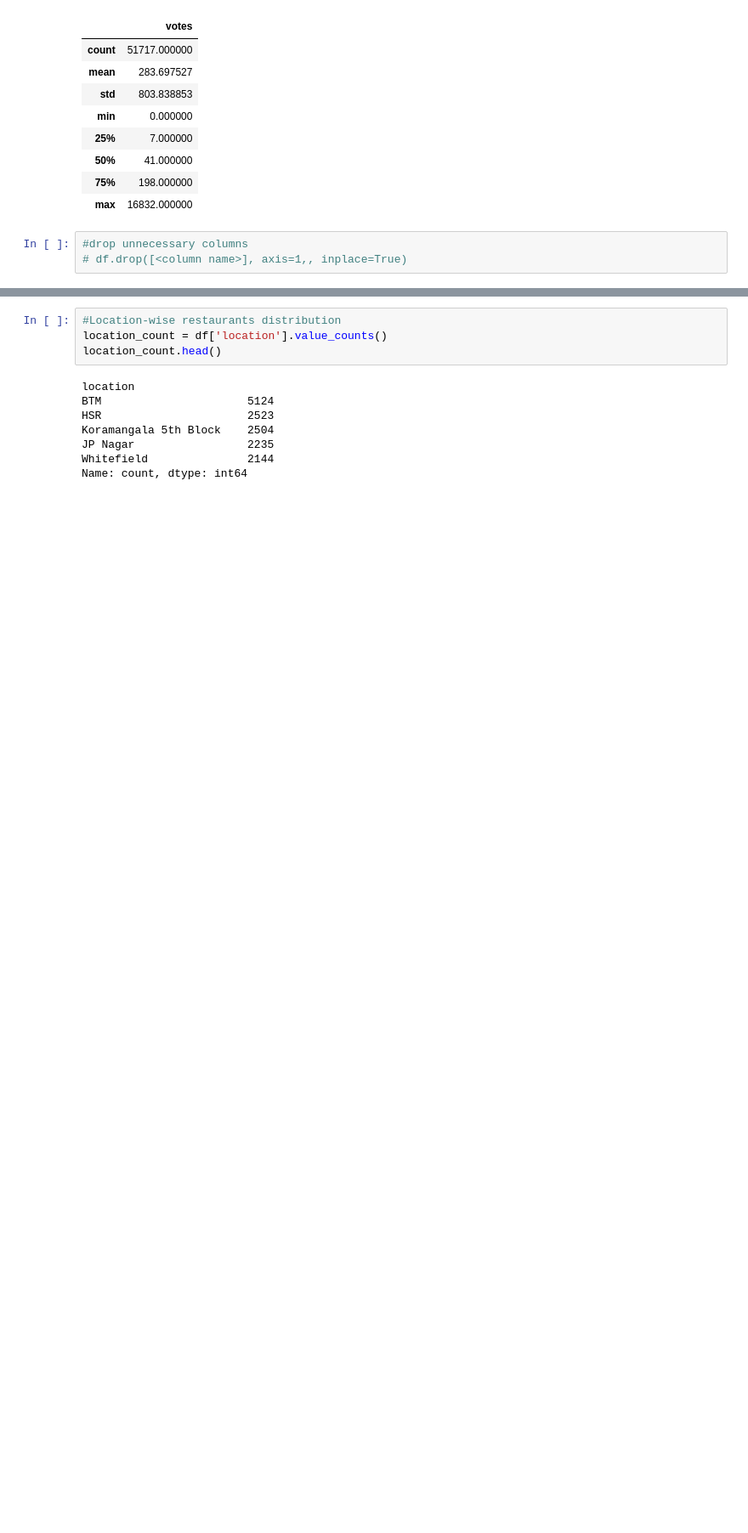
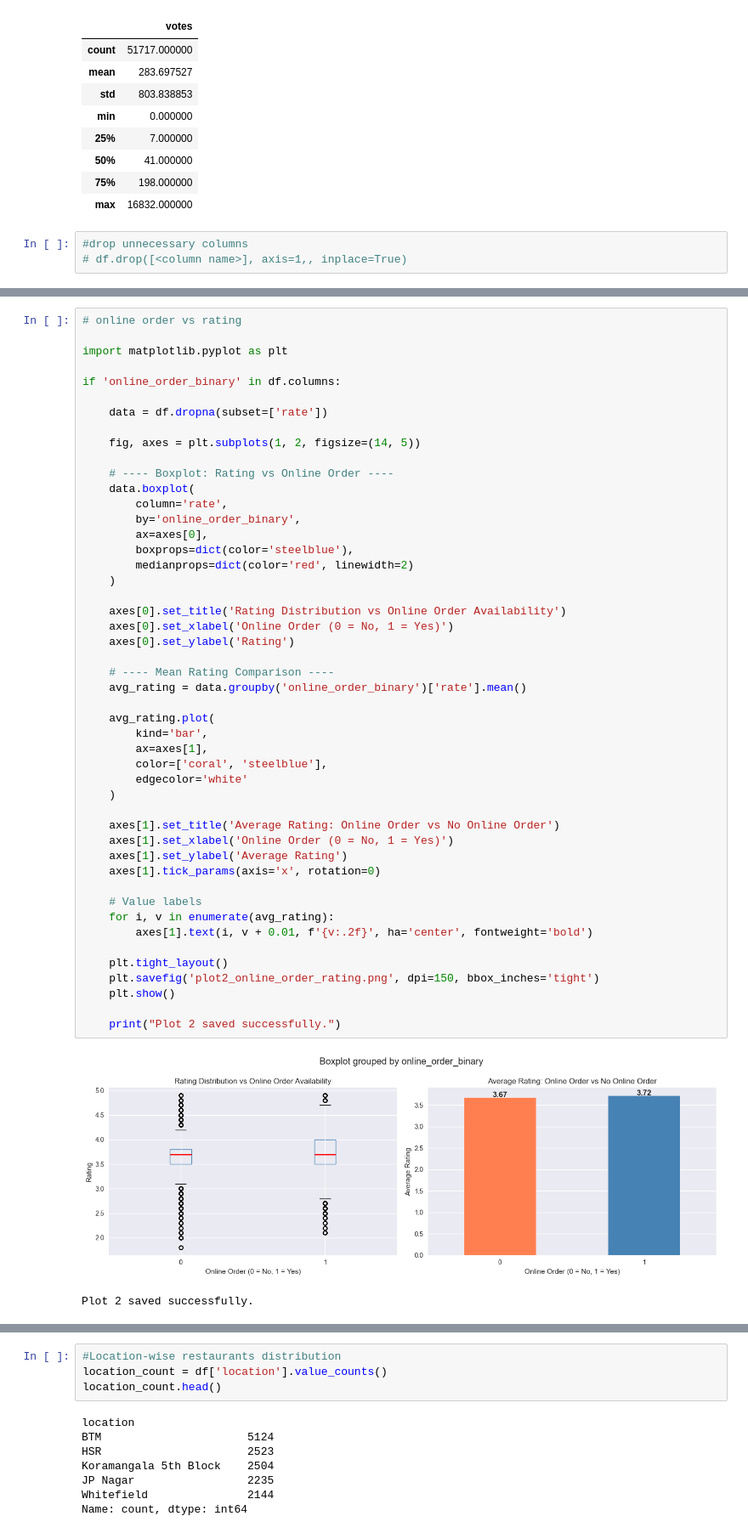
Before and after one commit to kan9667/zomato-ecosystem-analysis, a Jupyter notebook: zomato rest data analysis.ipynb, the cells around one changed output, grey strips where cells are left out. Shown at 85% size. Drawn from its saved outputs; the diff is of its cells as text; blank space fills up the shorter version.

```diff
--- a/zomato rest data analysis.ipynb
+++ b/zomato rest data analysis.ipynb
@@ -104,0 +279,51 @@ dtype: int64
+# %%
+# online order vs rating
+
+import matplotlib.pyplot as plt
+
+if 'online_order_binary' in df.columns:
+
+    data = df.dropna(subset=['rate'])
+
+    fig, axes = plt.subplots(1, 2, figsize=(14, 5))
+
+    # ---- Boxplot: Rating vs Online Order ----
+    data.boxplot(
+        column='rate',
+        by='online_order_binary',
+        ax=axes[0],
+        boxprops=dict(color='steelblue'),
+        medianprops=dict(color='red', linewidth=2)
+    )
+
+    axes[0].set_title('Rating Distribution vs Online Order Availability')
+    axes[0].set_xlabel('Online Order (0 = No, 1 = Yes)')
+    axes[0].set_ylabel('Rating')
+
+    # ---- Mean Rating Comparison ----
+    avg_rating = data.groupby('online_order_binary')['rate'].mean()
+
+    avg_rating.plot(
+        kind='bar',
+        ax=axes[1],
+        color=['coral', 'steelblue'],
+        edgecolor='white'
+    )
+
+    axes[1].set_title('Average Rating: Online Order vs No Online Order')
+    axes[1].set_xlabel('Online Order (0 = No, 1 = Yes)')
+    axes[1].set_ylabel('Average Rating')
+    axes[1].tick_params(axis='x', rotation=0)
+
+    # Value labels
+    for i, v in enumerate(avg_rating):
+        axes[1].text(i, v + 0.01, f'{v:.2f}', ha='center', fontweight='bold')
+
+    plt.tight_layout()
+    plt.savefig('plot2_online_order_rating.png', dpi=150, bbox_inches='tight')
+    plt.show()
+
+    print("Plot 2 saved successfully.")
+# %% [output]
+[figure, added]
+Plot 2 saved successfully.
```
Also changed, not shown: parts of 16 cells of this notebook, 4 other files.
